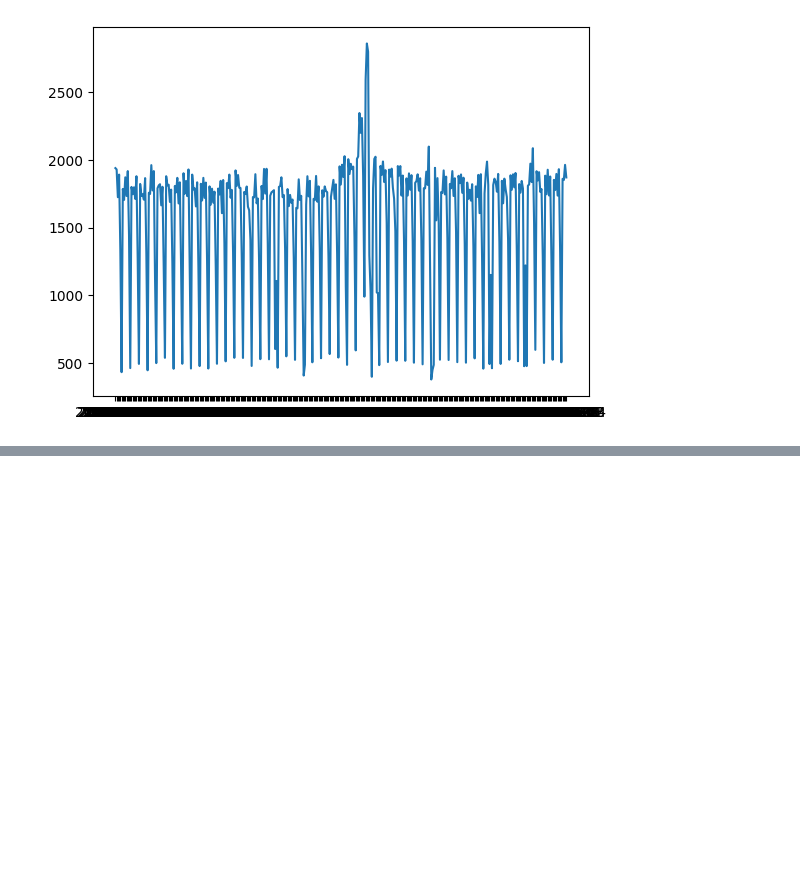
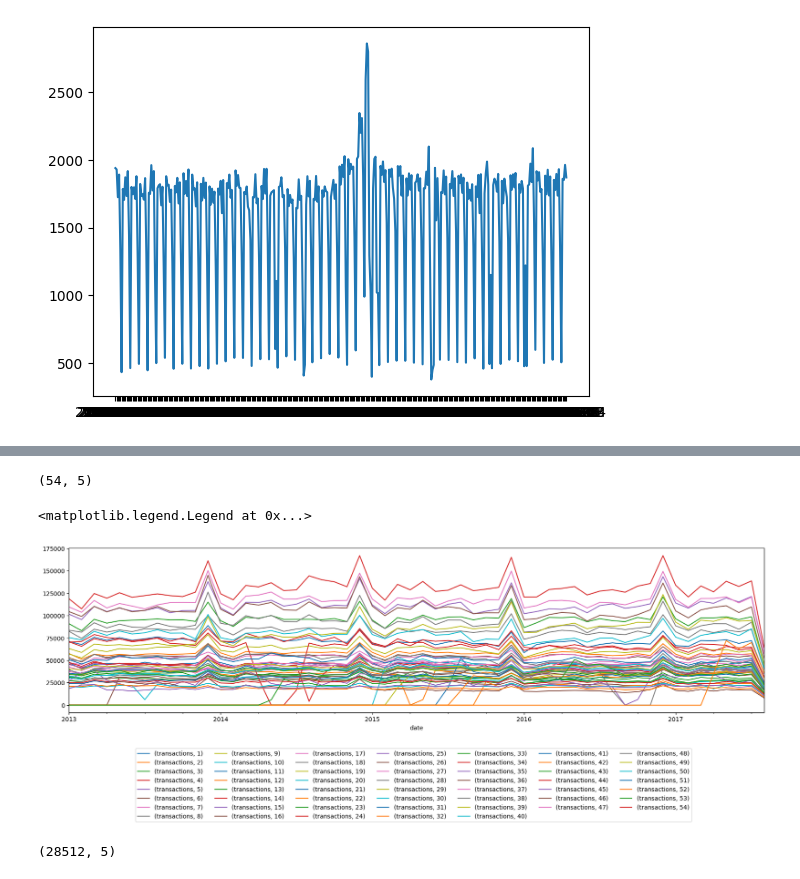
Before and after one commit to centralpenguin/StoreSales, a Jupyter notebook: notebooks/EDA.ipynb, the cells around one changed output, grey strips where cells are left out. Drawn from its saved outputs; the diff is of its cells as text; code cells hidden in the pictures; blank space fills up the shorter version.

```diff
--- a/notebooks/EDA.ipynb
+++ b/notebooks/EDA.ipynb
@@ -322,0 +396,14 @@ plt.plot(
+# %%
+stores.shape
+# %% [output]
+(54, 5)
+# %%
+transactions['date'] = pd.to_datetime(transactions['date'])
+# %%
+store_nbr_transactions_per_month = transactions.groupby(['date', 'store_nbr']).agg({'transactions': 'sum'}).unstack().resample('1M').sum()
+
+store_nbr_transactions_per_month.plot(figsize=(21,5))
+plt.legend(bbox_to_anchor=(0.9,-0.2), ncol=7)
+# %% [output]
+<matplotlib.legend.Legend at 0x...>
+[figure, added]
@@ -322,0 +413,4 @@ plt.plot(
+# %%
+test.shape
+# %% [output]
+(28512, 5)
```
Also changed, not shown: parts of 12 cells of this notebook.
